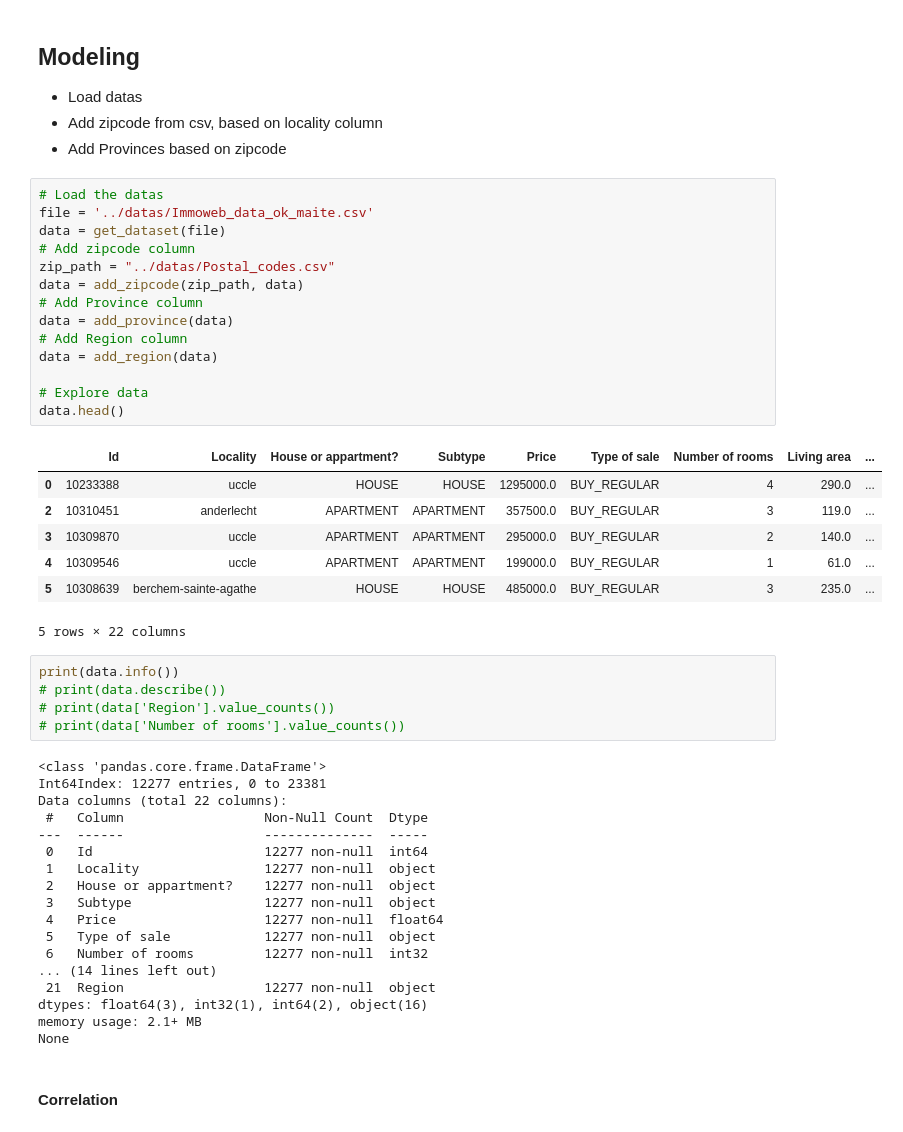
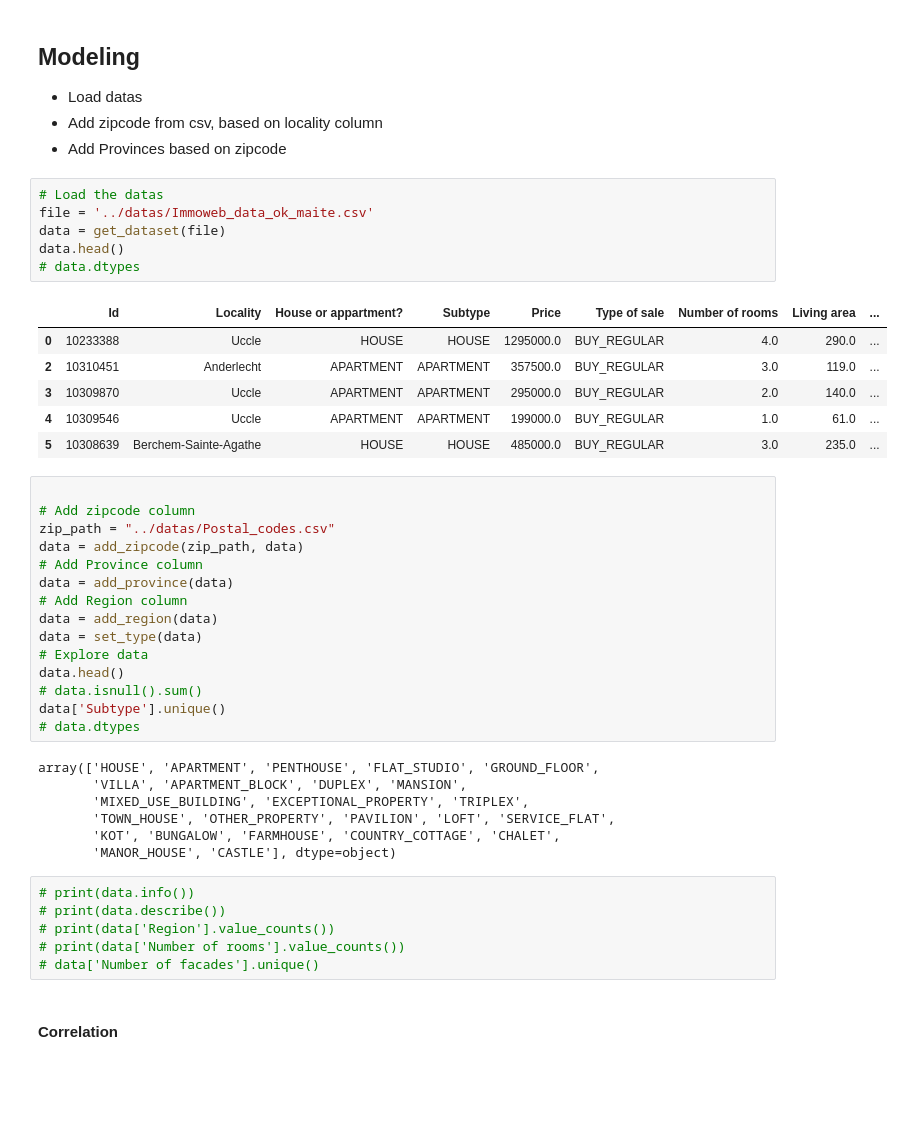
Before and after one commit to Laverdure77/immo_Eliza_Data_Analysis, a Jupyter notebook: Modeling/model.ipynb, the cells around one changed output. Saved outputs shown, nothing was run; the diff lists cells and outputs as text; blank space fills up the shorter version.

```diff
--- a/Modeling/model.ipynb
+++ b/Modeling/model.ipynb
@@ -32,10 +33,21 @@ ImportError: cannot import name 'regline' from 'scripts.functions' (c:\Users\tes
 - Load datas
 - Add zipcode from csv, based on locality column
 - Add Provinces based on zipcode
+# %%
+# Load the datas
+file = '../datas/Immoweb_data_ok_maite.csv'
+data = get_dataset(file)
+data.head()
+# data.dtypes
+# %% [output]
+|  | Id | Locality | House or appartment? | Subtype | Price | Type of sale | Number of rooms | Living area | ... |
+| 0 | 10233388 | Uccle | HOUSE | HOUSE | 1295000.0 | BUY_REGULAR | 4.0 | 290.0 | ... |
+| 2 | 10310451 | Anderlecht | APARTMENT | APARTMENT | 357500.0 | BUY_REGULAR | 3.0 | 119.0 | ... |
+| 3 | 10309870 | Uccle | APARTMENT | APARTMENT | 295000.0 | BUY_REGULAR | 2.0 | 140.0 | ... |
+| 4 | 10309546 | Uccle | APARTMENT | APARTMENT | 199000.0 | BUY_REGULAR | 1.0 | 61.0 | ... |
+| 5 | 10308639 | Berchem-Sainte-Agathe | HOUSE | HOUSE | 485000.0 | BUY_REGULAR | 3.0 | 235.0 | ... |
 # %%
-# Load the datas
-file = '../datas/Immoweb_data_ok_maite.csv'
-data = get_dataset(file)
+
 # Add zipcode column
 zip_path = "../datas/Postal_codes.csv"
 data = add_zipcode(zip_path, data)
@@ -43,40 +55,25 @@ data = add_zipcode(zip_path, data)
 data = add_province(data)
 # Add Region column
 data = add_region(data)
-
+data = set_type(data)
 # Explore data
 data.head()
+# data.isnull().sum()
+data['Subtype'].unique()
+# data.dtypes
 # %% [output]
-|  | Id | Locality | House or appartment? | Subtype | Price | Type of sale | Number of rooms | Living area | ... |
-| 0 | 10233388 | uccle | HOUSE | HOUSE | 1295000.0 | BUY_REGULAR | 4 | 290.0 | ... |
-| 2 | 10310451 | anderlecht | APARTMENT | APARTMENT | 357500.0 | BUY_REGULAR | 3 | 119.0 | ... |
-| 3 | 10309870 | uccle | APARTMENT | APARTMENT | 295000.0 | BUY_REGULAR | 2 | 140.0 | ... |
-| 4 | 10309546 | uccle | APARTMENT | APARTMENT | 199000.0 | BUY_REGULAR | 1 | 61.0 | ... |
-| 5 | 10308639 | berchem-sainte-agathe | HOUSE | HOUSE | 485000.0 | BUY_REGULAR | 3 | 235.0 | ... |
-5 rows × 22 columns
+array(['HOUSE', 'APARTMENT', 'PENTHOUSE', 'FLAT_STUDIO', 'GROUND_FLOOR',
+       'VILLA', 'APARTMENT_BLOCK', 'DUPLEX', 'MANSION',
+       'MIXED_USE_BUILDING', 'EXCEPTIONAL_PROPERTY', 'TRIPLEX',
+       'TOWN_HOUSE', 'OTHER_PROPERTY', 'PAVILION', 'LOFT', 'SERVICE_FLAT',
+       'KOT', 'BUNGALOW', 'FARMHOUSE', 'COUNTRY_COTTAGE', 'CHALET',
+       'MANOR_HOUSE', 'CASTLE'], dtype=object)
 # %%
-print(data.info())
+# print(data.info())
 # print(data.describe())
 # print(data['Region'].value_counts())
 # print(data['Number of rooms'].value_counts())
+# data['Number of facades'].unique()
-# %% [output]
-<class 'pandas.core.frame.DataFrame'>
-Int64Index: 12277 entries, 0 to 23381
-Data columns (total 22 columns):
- #   Column                  Non-Null Count  Dtype
----  ------                  --------------  -----
- 0   Id                      12277 non-null  int64
- 1   Locality                12277 non-null  object
- 2   House or appartment?    12277 non-null  object
- 3   Subtype                 12277 non-null  object
- 4   Price                   12277 non-null  float64
- 5   Type of sale            12277 non-null  object
- 6   Number of rooms         12277 non-null  int32
-... (14 lines left out)
- 21  Region                  12277 non-null  object
-dtypes: float64(3), int32(1), int64(2), object(16)
-memory usage: 2.1+ MB
-None
 # %% [markdown]
 #### Correlation
 # %%
```
Also changed, not shown: parts of 10 cells of this notebook, 1 other file.
